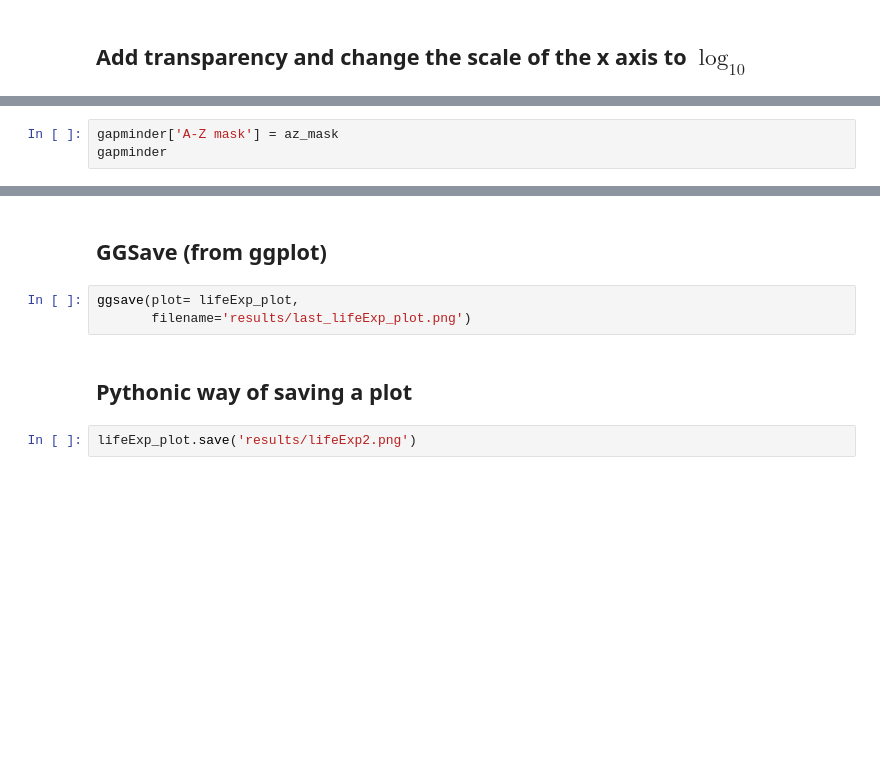
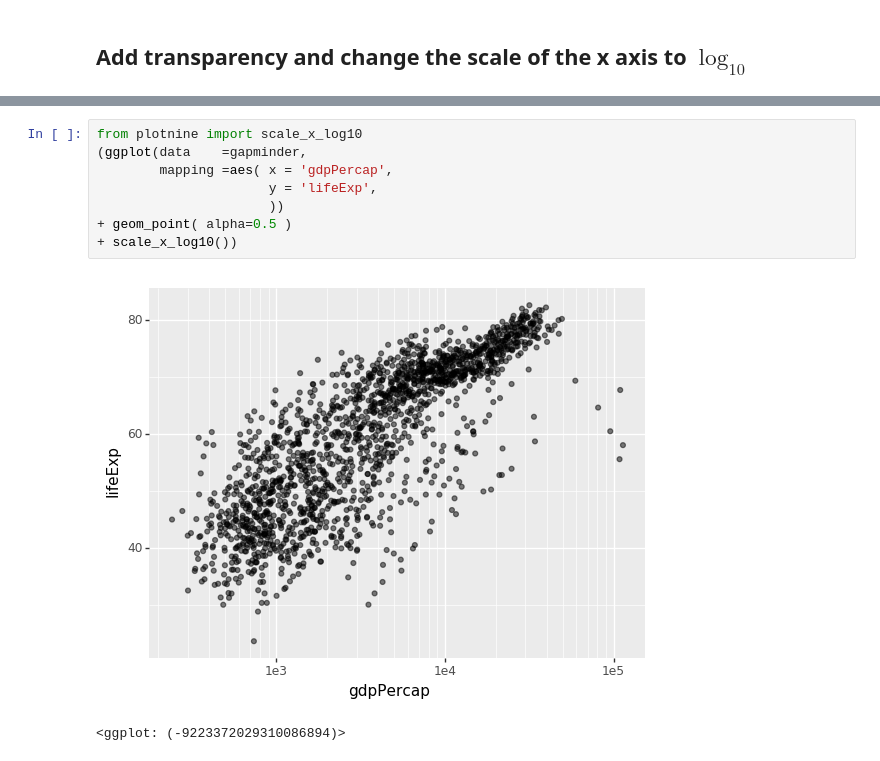
Before and after one commit to PNNL-CompBio/2020-04.01-02-PNNL-SWC, a Jupyter notebook: Notebooks/Plotting with Plotnine.ipynb, the cells around one changed output, grey strips where cells are left out. Cells and saved outputs as stored; diff of their text form; blank space fills up the shorter version.

Commit message:
Finished porting the ggplot2 episode

```diff
--- a/Notebooks/Plotting with Plotnine.ipynb
+++ b/Notebooks/Plotting with Plotnine.ipynb
@@ -366,3 +280,0 @@ HTML(gapminder[az_mask].to_html())
-# %%
-gapminder['A-Z mask'] = az_mask
-gapminder
@@ -444,9 +281,11 @@ ggsave(filename='results/lifeExp_by_year.jpg',
-# %% [markdown]
-## GGSave (from ggplot)
-# %%
-ggsave(plot= lifeExp_plot,
-       filename='results/last_lifeExp_plot.png')
-# %% [markdown]
-## Pythonic way of saving a plot
-# %%
-lifeExp_plot.save('results/lifeExp2.png')
+# %%
+from plotnine import scale_x_log10
+(ggplot(data    =gapminder,
+        mapping =aes( x = 'gdpPercap',
+                      y = 'lifeExp',
+                      ))
++ geom_point( alpha=0.5 )
++ scale_x_log10())
+# %% [output]
+[figure, added]
+<ggplot: (-9223372029310086894)>
```
Also changed, not shown: parts of 38 cells of this notebook.
